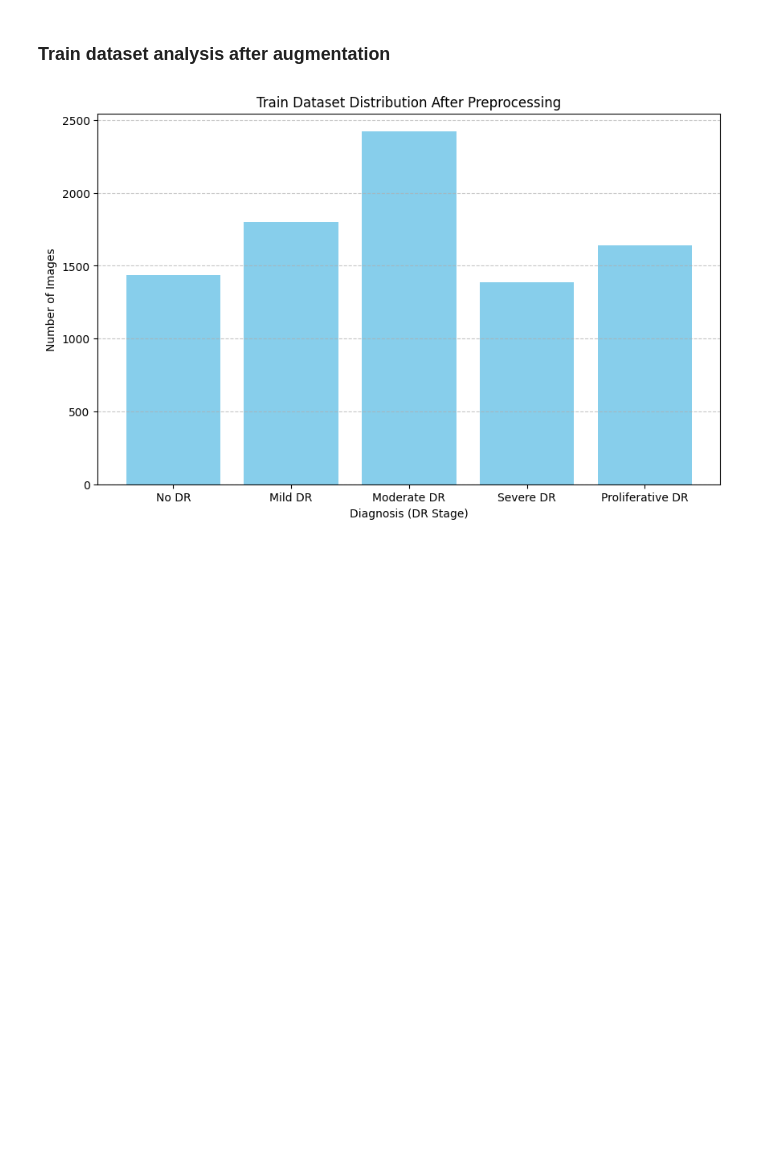
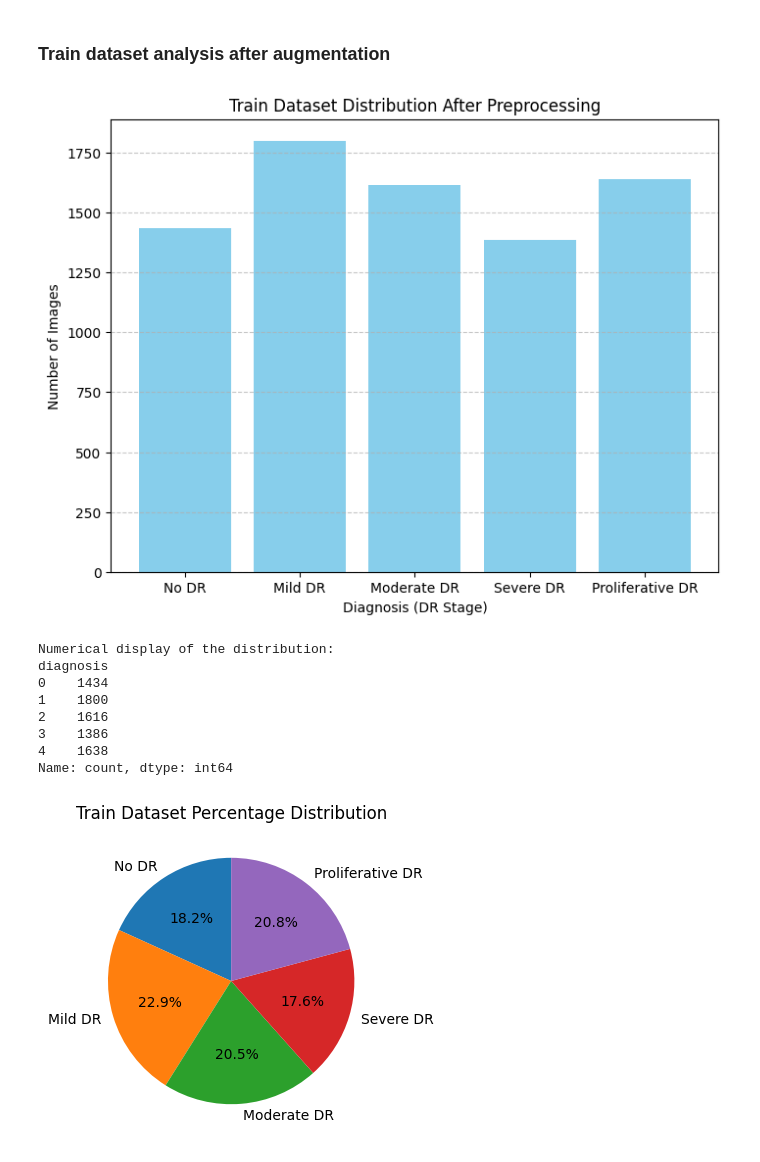
Before and after one commit to Romal27/DSGP-24-Retina94, a Jupyter notebook: Preprocessing.ipynb, the cells around one changed output. Saved outputs shown, nothing was run; the diff lists cells and outputs as text; code cells hidden in the pictures; blank space fills up the shorter version.

Commit message:
Changes to reduce Moderate DR

```diff
--- a/Preprocessing.ipynb
+++ b/Preprocessing.ipynb
@@ -113,7 +113,7 @@ def process_and_save_images(data, input_folder, output_folder, augment=False, au
 # %% [markdown]
 ### Preprocess train data with augmentation
 # %%
-augmentation_factors = {0: 0, 1: 5, 2: 2, 3: 8, 4: 6}
+augmentation_factors = {0: 0, 1: 5, 2: 1, 3: 8, 4: 6}
 
 train_processed = process_and_save_images(train_data, train_image_folder_path, preprocessed_train_folder, augment=True, augmentation_factors=augmentation_factors)
 # %% [output]
@@ -189,14 +189,31 @@ pd.DataFrame(test_processed, columns=['id_code', 'diagnosis']).to_csv('/Users/te
 # %%
 train_df = pd.DataFrame(train_processed, columns=['id_code', 'diagnosis'])
 train_distribution = train_df['diagnosis'].value_counts().sort_index()
 
-plt.figure(figsize=(10, 6))
+plt.figure(figsize=(8, 6))
 plt.bar(train_distribution.index, train_distribution.values, color='skyblue')
 plt.title("Train Dataset Distribution After Preprocessing")
 plt.xlabel("Diagnosis (DR Stage)")
 plt.ylabel("Number of Images")
 plt.xticks([0, 1, 2, 3, 4], ["No DR", "Mild DR", "Moderate DR", "Severe DR", "Proliferative DR"])
 plt.grid(axis='y', linestyle='--', alpha=0.7)
 plt.show()
+
+print("Numerical display of the distribution:")
+print(train_distribution)
+
+plt.figure(figsize=(6, 4))
+plt.pie(train_distribution.values, labels=["No DR", "Mild DR", "Moderate DR", "Severe DR", "Proliferative DR"], autopct='%1.1f%%', startangle=90)
+plt.title("Train Dataset Percentage Distribution")
+plt.show()
 # %% [output]
-[figure, old version]
+[figure, new version]
+Numerical display of the distribution:
+diagnosis
+0    1434
+1    1800
+2    1616
+3    1386
+4    1638
+Name: count, dtype: int64
+[figure, added]
```
Also changed, not shown: parts of 4 cells of this notebook.
